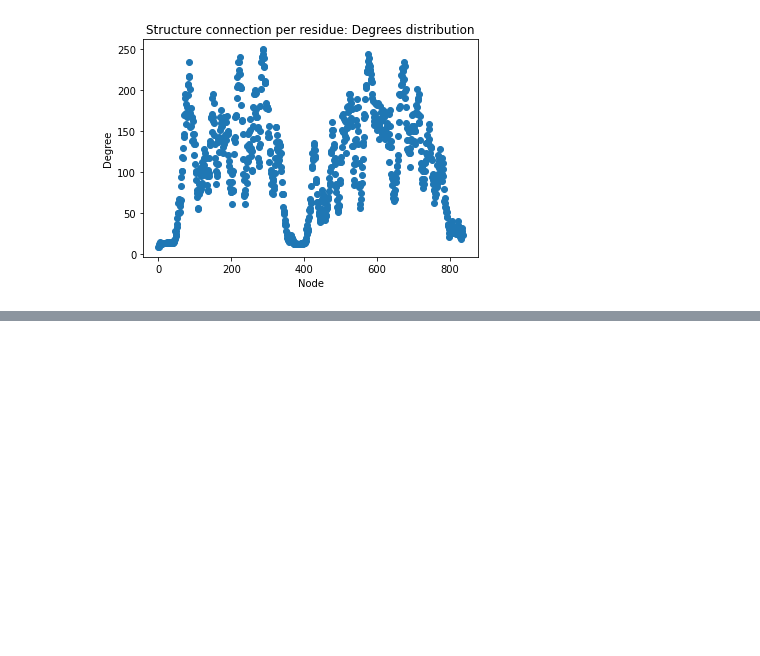
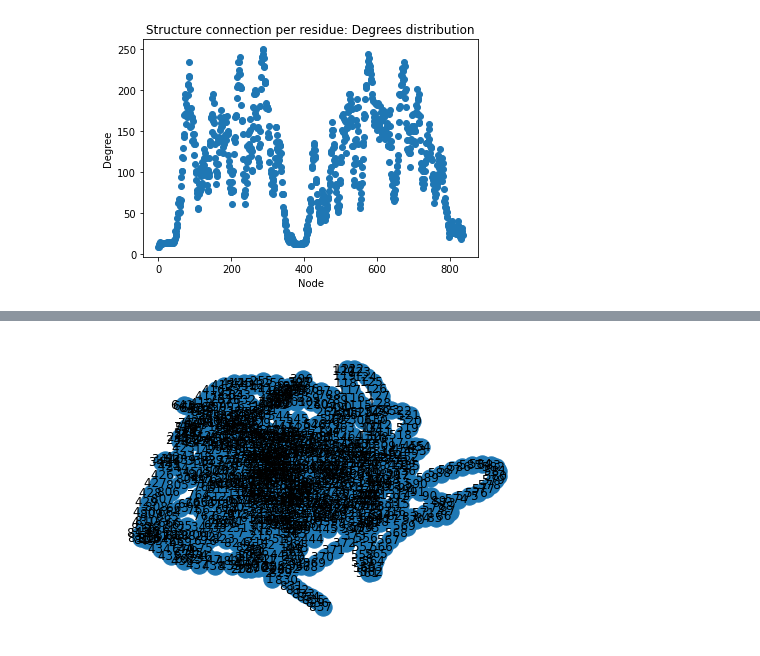
Before and after one commit to clacri/iucr2020_compschool, a Jupyter notebook: massimo_graphs/Networkx.ipynb, the cells around one changed output, grey strips where cells are left out. Saved outputs shown, nothing was run; the diff lists cells and outputs as text; code cells hidden in the pictures; blank space fills up the shorter version.

```diff
--- a/massimo_graphs/Networkx.ipynb
+++ b/massimo_graphs/Networkx.ipynb
@@ -402,0 +406,4 @@ This is only a test
+# %%
+draw_graph(T)
+# %% [output]
+[figure, added]
```
Also changed, not shown: parts of 23 cells of this notebook.
